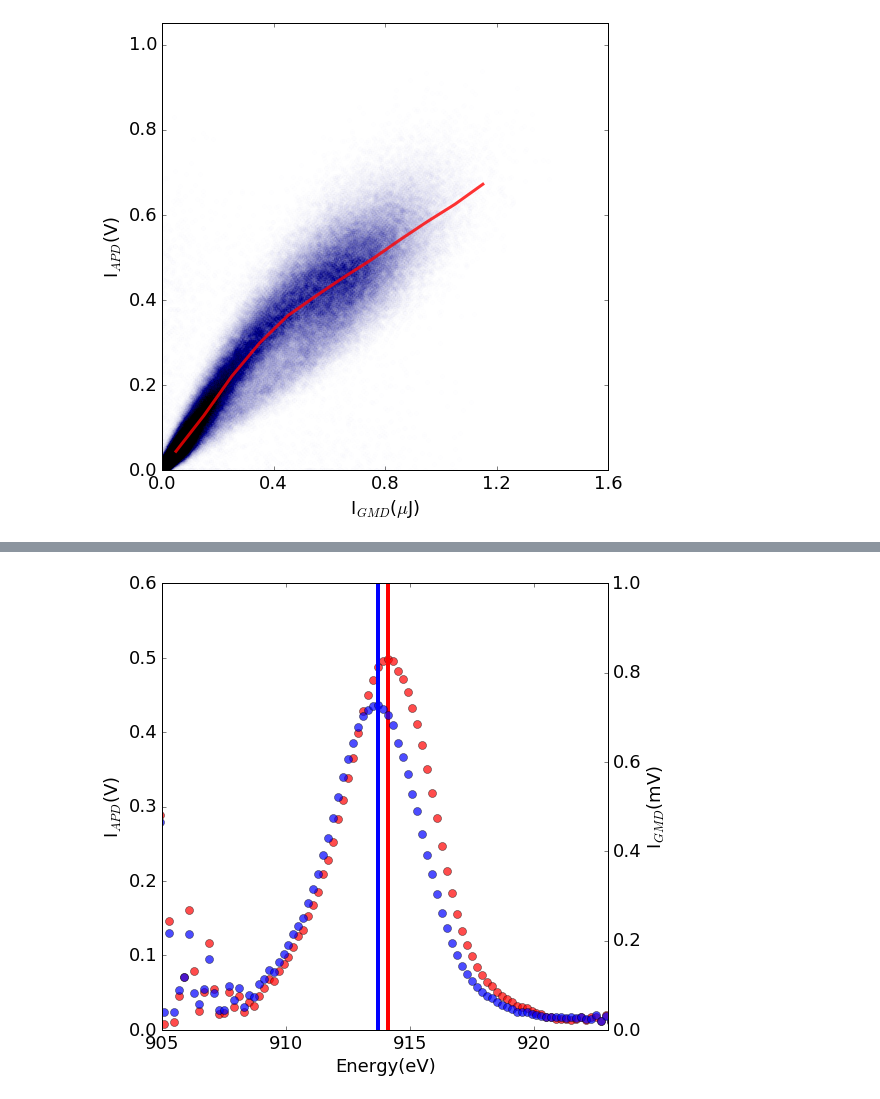
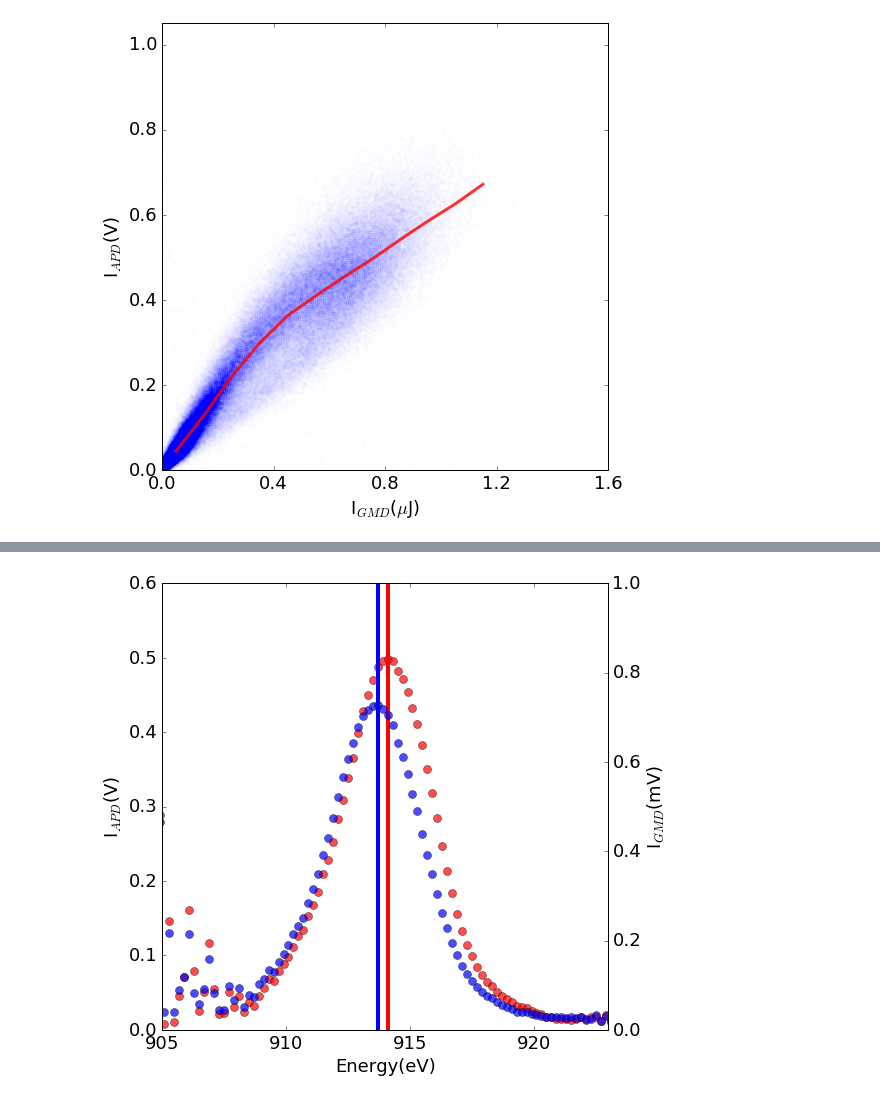
Before and after one commit to sioan/softXRayDataAndControls, a Jupyter notebook: experimentSpecificFiles/sxri0414/for_pub/regression_approach_run60.ipynb, the cells around one changed output, grey strips where cells are left out. Saved outputs shown, nothing was run; the diff lists cells and outputs as text; code cells hidden in the pictures.

```diff
--- a/experimentSpecificFiles/sxri0414/for_pub/regression_approach_run60.ipynb
+++ b/experimentSpecificFiles/sxri0414/for_pub/regression_approach_run60.ipynb
@@ -153,29 +153,29 @@ my_slope = theilslopes(abs(array(acq_spectra_amplitude)).transpose()[2],abs(arra
 # %%
 #this show the relationship between I and I0 is more linear after accoutning for different photon energy responses in
 #I and I0
 f5, axarr5 = plt.subplots(1, sharex=True)
-axarr5.plot(my_dict['GMD'],my_dict['acqiris2/amplitude'],'o',alpha=0.0055,markersize=4.3)
+axarr5.plot(my_dict['GMD'],my_dict['acqiris2/amplitude'],'.',alpha=0.002,markersize=6.0)
 #axarr5.plot(array(GMD_spectra_amplitude).transpose()[2],array(acq_spectra_amplitude).transpose()[2],'ro',alpha=50)
 my_slope= theilslopes(array(acq_spectra_amplitude).transpose()[2],array(GMD_spectra_amplitude).transpose()[2],alpha=0.95)
 #axarr5.plot(arange(0,0.0015,.0001),my_slope[0]*arange(0,0.0015,.0001)+my_slope[1],'r-',linewidth=2,alpha=50)
 
 my_hist = binned_statistic_dd(x,y,bins=[arange(0,0.0014,0.0001)],statistic=median).statistic
 axarr5.plot((arange(0,0.0014,0.0001)[1:]+arange(0,0.0014,0.0001)[:-1])/2,my_hist,linewidth=3,alpha=.80,c='r',linestyle='solid')
 
 #I_FEE_hist = binned_statistic_dd(fee,y,bins=[arange(0.05,0.85,0.02)],statistic=mean).statistic
 #I0_FEE_hist = binned_statistic_dd(fee,x,bins=[arange(.05,0.85,0.02)],statistic='mean').statistic
 #plot(I0_FEE_hist,I_FEE_hist,marker='o',color='purple',linewidth=0)
 
 axarr5.set_xlim(0.000,0.0016)
 axarr5.set_xticks(arange(0,.0017,.0004))
 axarr5.set_xticklabels(["0.0","0.4","0.8","1.2","1.6"])
 axarr5.set_ylim(0,1.05)
 #axarr5.set_xlabel("I$_0$(mV)")
 axarr5.set_xlabel(r"I$_{GMD}$($\mu$J)")
 axarr5.set_ylabel("I$_{APD}$(V)")
 show()
 # %% [output]
-[figure, old version]
+[figure, new version]
 # %%
 y_bins = arange(0,.8,0.02)
 x_bins = arange(0,0.001,0.00002)
```
Also changed, not shown: parts of 9 cells of this notebook, 6 other files.
